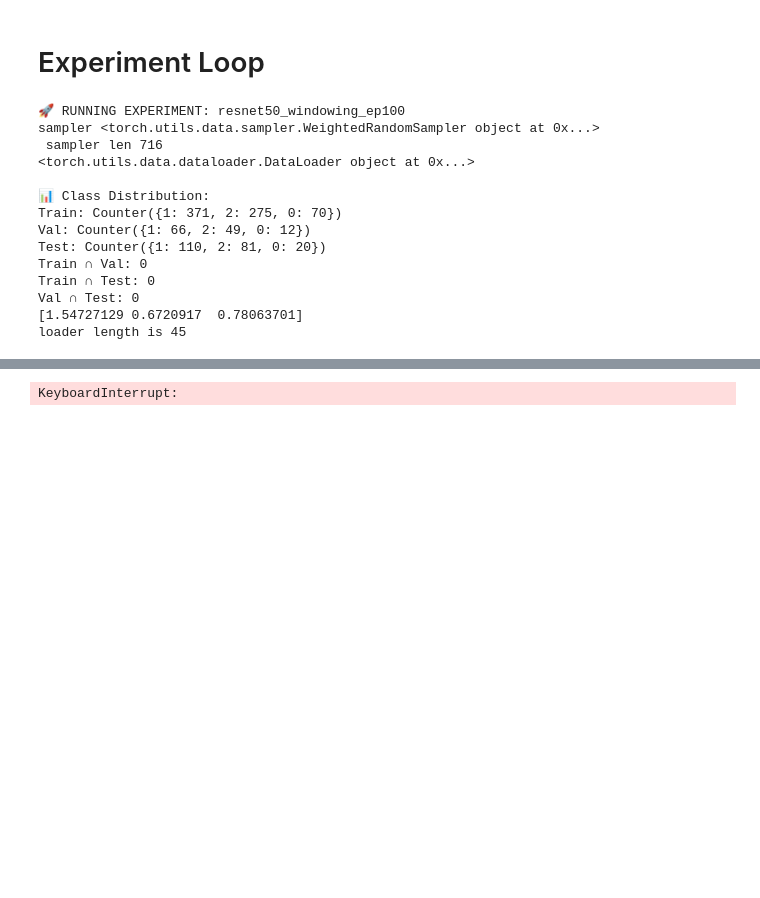
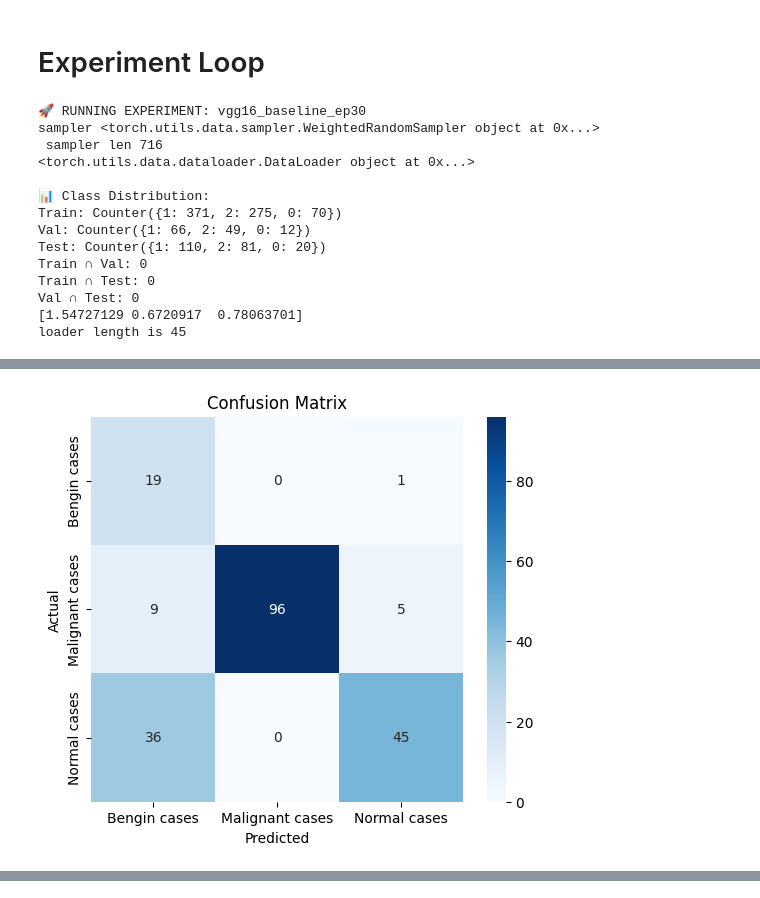
Before and after one commit to navneetshahi14/Lung-cancer-detection-using-CT-scan, a Jupyter notebook: SingleModelPipeline.ipynb, the cells around one changed output, grey strips where cells are left out. Drawn from its saved outputs; the diff is of its cells as text; code cells hidden in the pictures; blank space fills up the shorter version.

```diff
--- a/SingleModelPipeline.ipynb
+++ b/SingleModelPipeline.ipynb
@@ -50,8 +51,8 @@ SUPPORTED_MODELS = {
 }
 
 MODELS = [
-    "resnet50",
-    # "vgg16",
+    # "resnet50",
+    "vgg16",
     # "densenet",
     # "efficientnet",
     # "inception",
@@ -65,7 +66,7 @@ MODELS = [
 PREPROCESSING_CONFIGS = {
 
     # ---------------- BASELINE ----------------
-    # "baseline": {},
+    "baseline": {},
 
     # ---------------- WINDOWING ONLY ----------------
     "windowing": {
@@ -132,7 +133,7 @@ PREPROCESSING_CONFIGS = {
         "norm_type": "zscore",
     },
 
-    # ---------------- FULL MEDICAL PIPELINE ⭐ ----------------
+    # # ---------------- FULL MEDICAL PIPELINE ⭐ ----------------
     "full_medical_pipeline": {
         "windowing": True,
         "clahe": True,
@@ -254,54 +255,59 @@ for epochs in EPOCH_OPTIONS:
             save_grayscale_samples(images, gray_dir)
 
 
-            target_layer = None
+            # target_layer = None
 
-            if hasattr(model, "cnns"):        # Hybrid
-                backbone = model.cnns[0]
-            else:
-                backbone = model[0] if isinstance(model, torch.nn.Sequential) else model
+            # if hasattr(model, "cnns"):        # Hybrid
+            #     backbone = model.cnns[0]
+            # else:
+            #     backbone = model[0] if isinstance(model, torch.nn.Sequential) else model
 
-            if hasattr(backbone, "layer4"): # ResNet
-                target_layer = backbone.layer4[0]
-            elif hasattr(backbone, "features"): # EfficientNet/VGG/DenseNet
-                target_layer = backbone.features[-1]
+            # print(backbone)
+            # if hasattr(backbone, "layer4"): # ResNet
+            #     target_layer = backbone.layer4[-1]
+            # elif hasattr(backbone, "features"):
+            #     # VGG / DenseNet fix
+            #     if isinstance(backbone, torchvision.models.VGG):
+            #         target_layer = backbone.features[-3]  # ✅ LAST CONV
+            #     else:
+            #         target_layer = backbone.features[-1]
 
-            if target_layer is not None:
+            # if target_layer is not None:
 
-                gradcam = GradCAM(model, target_layer)
+            #     gradcam = GradCAM(model, target_layer)
 
-                save_dir = f"results/single/gradcam/{model_name}/{exp_id}"
-                os.makedirs(save_dir, exist_ok=True)
+            #     save_dir = f"results/single/gradcam/{model_name}/{exp_id}"
+            #     os.makedirs(save_dir, exist_ok=True)
 
-                for img, true_label in zip(images, sample_labels):
+            #     for img, true_label in zip(images, sample_labels):
 
-                    img_tensor = img.unsqueeze(0).to(DEVICE)
+            #         img_tensor = img.unsqueeze(0).to(DEVICE)
 
-                    cam, pred = gradcam.generate(img_tensor)
+            #         cam, pred = gradcam.generate(img_tensor)
 
-                    print("True:", class_names[true_label],
-                        "| Pred:", class_names[pred])
+            #         print("True:", class_names[true_label],
+            #             "| Pred:", class_names[pred])
 
-                    img_np = img.permute(1, 2, 0).cpu().numpy()
-                    img_np = (img_np - img_np.min()) / (img_np.max() - img_np.min() + 1e-8)
-                    img_np = np.uint8(255 * img_np)
+            #         img_np = img.permute(1, 2, 0).cpu().numpy()
+            #         img_np = (img_np - img_np.min()) / (img_np.max() - img_np.min() + 1e-8)
+            #         img_np = np.uint8(255 * img_np)
 
-                    cam_resized = cv2.resize(cam, (img_np.shape[1], img_np.shape[0]), interpolation=cv2.INTER_CUBIC)
+            #         cam_resized = cv2.resize(cam, (img_np.shape[1], img_np.shape[0]), interpolation=cv2.INTER_CUBIC)
 
-                    mask = (img_np.mean(axis=2) > 10).astype(np.float32)
+            #         mask = (img_np.mean(axis=2) > 10).astype(np.float32)
 
-                    cam_masked = cam_resized * mask
+            #         cam_masked = cam_resized * mask
 
-                    overlay = overlay_cam_on_image(img_np, cam)
+            #         overlay = overlay_cam_on_image(img_np, cam)
 
-                    save_path = os.path.join(
-                        save_dir,
-                        f"gradcam_true_{class_names[true_label]}_pred_{class_names[pred]}.png"
-                    )
+            #         save_path = os.path.join(
+            #             save_dir,
+            #             f"gradcam_true_{class_names[true_label]}_pred_{class_names[pred]}.png"
+            #         )
 
-                    cv2.imwrite(save_path, cv2.cvtColor(overlay, cv2.COLOR_RGB2BGR))
+            #         cv2.imwrite(save_path, cv2.cvtColor(overlay, cv2.COLOR_RGB2BGR))
 
-                print(f" Balanced GradCAM saved → {save_dir}")
+            #     print(f" Balanced GradCAM saved → {save_dir}")
 
             save_results_csv(
                 {exp_id: accuracy},
@@ -323,7 +329,7 @@ for epochs in EPOCH_OPTIONS:
             gc.collect()
 print("\n\n ALL EXPERIMENTS COMPLETED SUCCESSFULLY")
 # %% [output]
-🚀 RUNNING EXPERIMENT: resnet50_windowing_ep100
+🚀 RUNNING EXPERIMENT: vgg16_baseline_ep30
 sampler <torch.utils.data.sampler.WeightedRandomSampler object at 0x...>
  sampler len 716
 <torch.utils.data.dataloader.DataLoader object at 0x...>
@@ -369,0 +397 @@ loader length is 45
+[figure, added]
@@ -410 +402,0 @@ loader length is 45
-KeyboardInterrupt:
```
Also changed, not shown: parts of 2 cells of this notebook, 2 other files.
